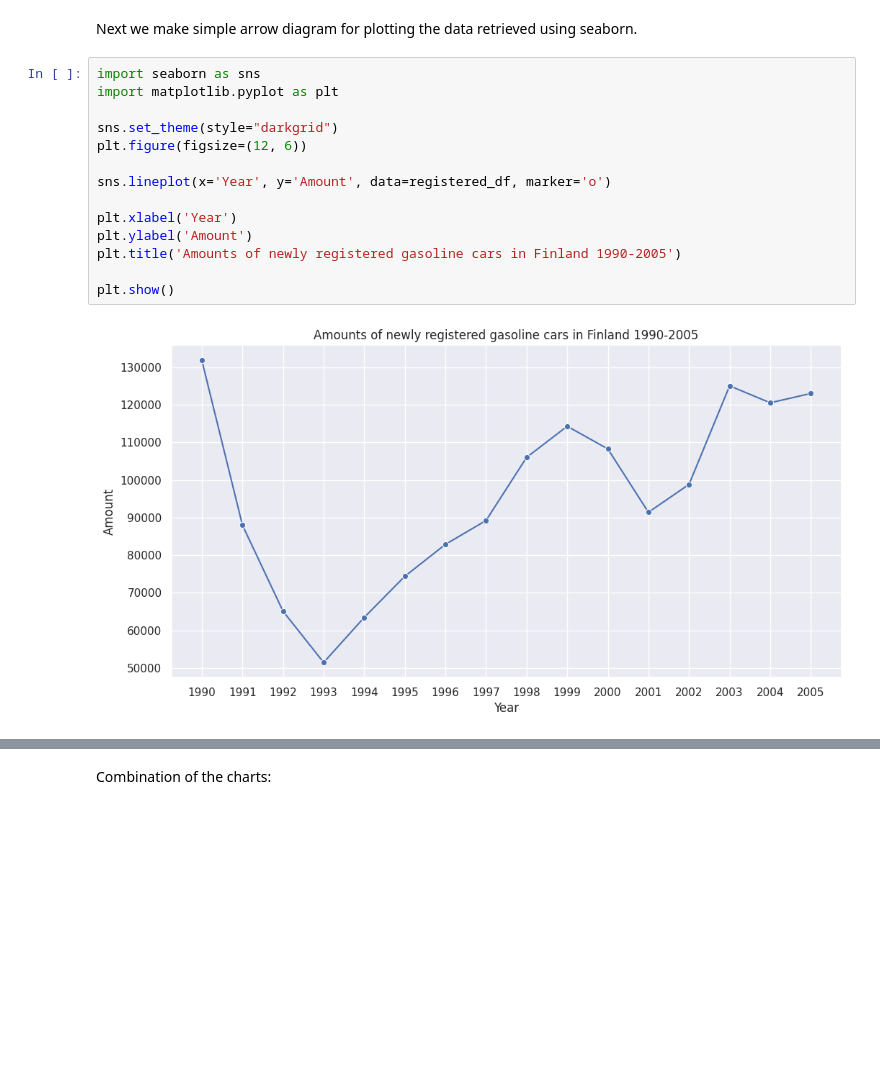
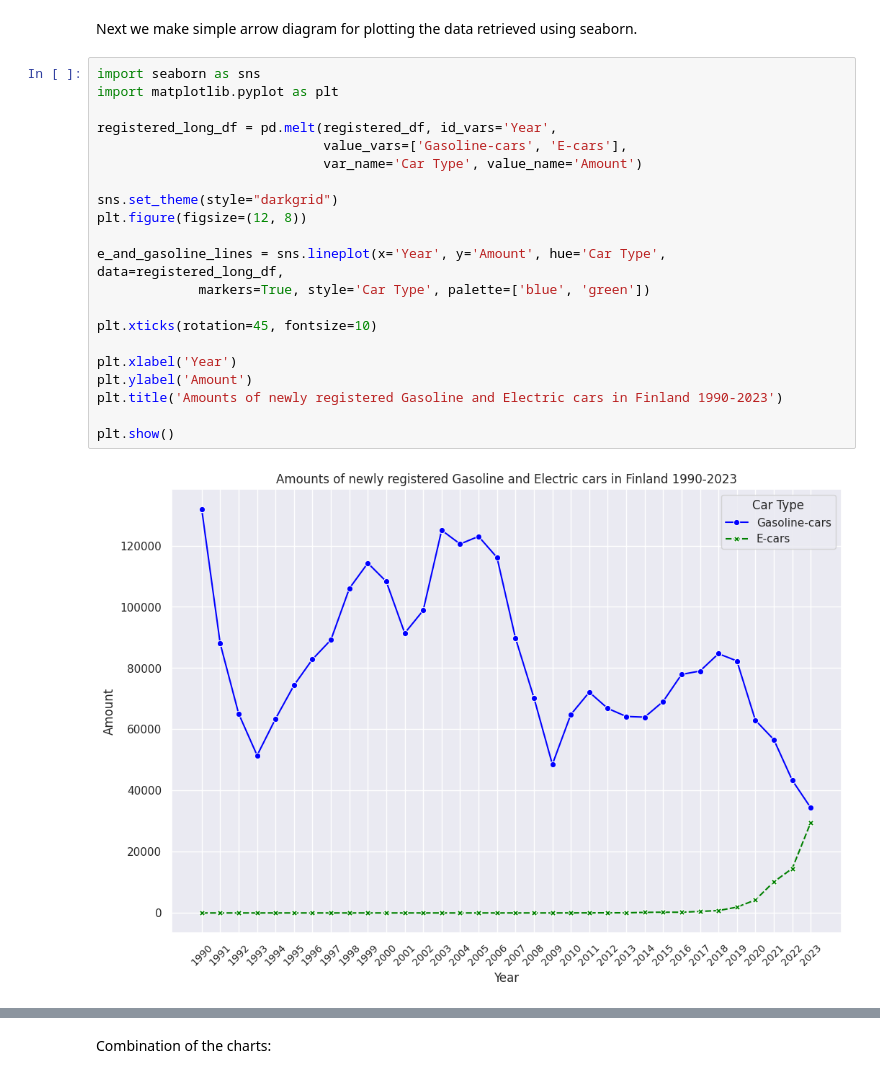
Before and after one commit to HY-Data-Science-ML-Predictions/Electric-cars-taxation, a Jupyter notebook: e_cars_notebook.ipynb, the cells around one changed output, grey strips where cells are left out. Drawn from its saved outputs; the diff is of its cells as text; blank space fills up the shorter version.

Commit message:
Included e-cars to the newly registered cars and combined to visualizations, also created twin-axis visualisation

```diff
--- a/e_cars_notebook.ipynb
+++ b/e_cars_notebook.ipynb
@@ -94,17 +67,24 @@ Next we make simple arrow diagram for plotting the data retrieved using seaborn.
 # %%
 import seaborn as sns
 import matplotlib.pyplot as plt
 
+registered_long_df = pd.melt(registered_df, id_vars='Year',
+                             value_vars=['Gasoline-cars', 'E-cars'],
+                             var_name='Car Type', value_name='Amount')
+
 sns.set_theme(style="darkgrid")
-plt.figure(figsize=(12, 6))
+plt.figure(figsize=(12, 8))
 
-sns.lineplot(x='Year', y='Amount', data=registered_df, marker='o')
+e_and_gasoline_lines = sns.lineplot(x='Year', y='Amount', hue='Car Type', data=registered_long_df,
+             markers=True, style='Car Type', palette=['blue', 'green'])
+
+plt.xticks(rotation=45, fontsize=10)
 
 plt.xlabel('Year')
 plt.ylabel('Amount')
-plt.title('Amounts of newly registered gasoline cars in Finland 1990-2005')
+plt.title('Amounts of newly registered Gasoline and Electric cars in Finland 1990-2023')
 
 plt.show()
 # %% [output]
-[figure, old version]
+[figure, new version]
 # %%
```
Also changed, not shown: parts of 3 cells of this notebook, 1 other file.
